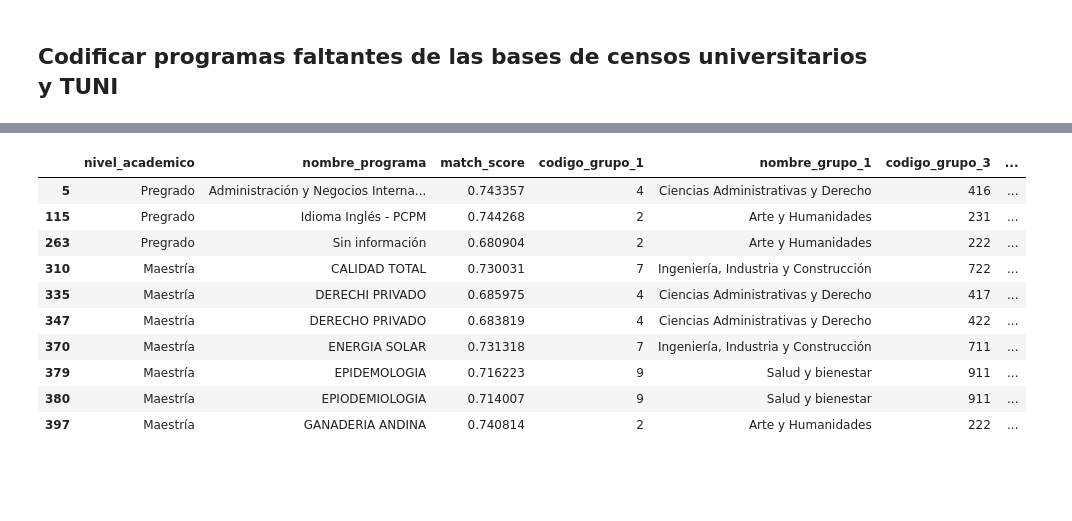
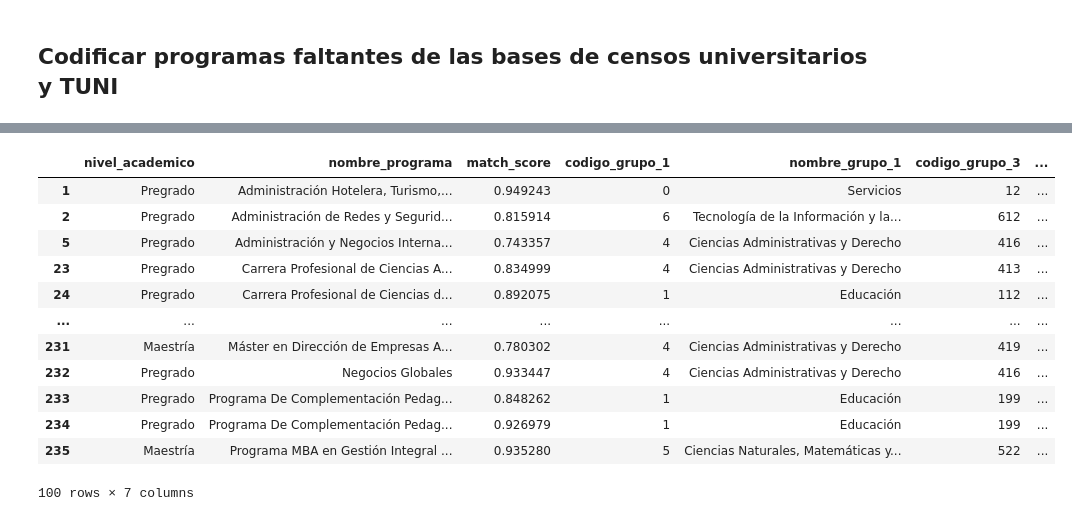
Before and after one commit to DanielPajita/educacion-universitaria-peru, a Jupyter notebook: 3_Códigos/02_clasificar_programas.ipynb, the cells around one changed output, grey strips where cells are left out. Cells and saved outputs as stored; diff of their text form; code cells hidden in the pictures; blank space fills up the shorter version.

Commit message:
Actualizaciones para mejorar clasificación. aun pendiente revision

```diff
--- a/3_Códigos/02_clasificar_programas.ipynb
+++ b/3_Códigos/02_clasificar_programas.ipynb
@@ -27,19 +22,13 @@ from sklearn.metrics import classification_report, accuracy_score
 # %%
 # Cargar entrenamiento
 carpeta = Path(
-    r"D:\Daniel_Pajita\1_Proyectos\Research\Educacion"
-    r"\educacion-universitaria-peru\2_Datos"
-    r"\Correspondencias_entre_clasificaciones"
+    r"D:\Daniel_Pajita\1_Proyectos\Research\Educacion\educacion-universitaria-peru\2_Datos\Correspondencias_entre_clasificaciones"
 )
 
 df_train = pd.read_csv(carpeta / "BD_tuni_programas_entrenamiento.txt",sep="|",dtype=str,encoding="utf-8-sig",)
 
 # Combinar los programas pendientes de clasificación
-archivos_prediccion = [
-    "BD_tuni_programas_predicción.txt",
-    "programas_censo1996.txt",
-    "programas_censo2010.txt",
-]
+archivos_prediccion = ["BD_tuni_programas_predicción.txt", "programas_censo1996.txt", "programas_censo2010.txt",]
 
 df_pred = pd.concat(
     [
@@ -98,18 +85,20 @@ for c in cols_to_copy:
     df_pred[c] = df_train.iloc[df_pred["match_index"]][c].values
 # %%
 # Marcar para revisión manual
-umbral = 0.75
+umbral = 0.95
 df_pred["revision_manual"] = (df_pred["match_score"] < umbral).astype(int)
-df_pred[df_pred["revision_manual"]==1][["nivel_academico","nombre_programa","match_score"] + cols_to_copy].head(10)
+df_pred[df_pred["revision_manual"]==1][["nivel_academico","nombre_programa","match_score"] + cols_to_copy].head(100)
 # %% [output]
 |  | nivel_academico | nombre_programa | match_score | codigo_grupo_1 | nombre_grupo_1 | codigo_grupo_3 | ... |
+| 1 | Pregrado | Administración Hotelera, Turismo,... | 0.949243 | 0 | Servicios | 12 | ... |
+| 2 | Pregrado | Administración de Redes y Segurid... | 0.815914 | 6 | Tecnología de la Información y la... | 612 | ... |
 | 5 | Pregrado | Administración y Negocios Interna... | 0.743357 | 4 | Ciencias Administrativas y Derecho | 416 | ... |
-| 115 | Pregrado | Idioma Inglés - PCPM | 0.744268 | 2 | Arte y Humanidades | 231 | ... |
-| 263 | Pregrado | Sin información | 0.680904 | 2 | Arte y Humanidades | 222 | ... |
-| 310 | Maestría | CALIDAD TOTAL | 0.730031 | 7 | Ingeniería, Industria y Construcción | 722 | ... |
-| 335 | Maestría | DERECHI PRIVADO | 0.685975 | 4 | Ciencias Administrativas y Derecho | 417 | ... |
-| 347 | Maestría | DERECHO PRIVADO | 0.683819 | 4 | Ciencias Administrativas y Derecho | 422 | ... |
-| 370 | Maestría | ENERGIA SOLAR | 0.731318 | 7 | Ingeniería, Industria y Construcción | 711 | ... |
-| 379 | Maestría | EPIDEMOLOGIA | 0.716223 | 9 | Salud y bienestar | 911 | ... |
-| 380 | Maestría | EPIODEMIOLOGIA | 0.714007 | 9 | Salud y bienestar | 911 | ... |
-| 397 | Maestría | GANADERIA ANDINA | 0.740814 | 2 | Arte y Humanidades | 222 | ... |
+| 23 | Pregrado | Carrera Profesional de Ciencias A... | 0.834999 | 4 | Ciencias Administrativas y Derecho | 413 | ... |
+| 24 | Pregrado | Carrera Profesional de Ciencias d... | 0.892075 | 1 | Educación | 112 | ... |
+| ... | ... | ... | ... | ... | ... | ... | ... |
+| 231 | Maestría | Máster en Dirección de Empresas A... | 0.780302 | 4 | Ciencias Administrativas y Derecho | 419 | ... |
+| 232 | Pregrado | Negocios Globales | 0.933447 | 4 | Ciencias Administrativas y Derecho | 416 | ... |
+| 233 | Pregrado | Programa De Complementación Pedag... | 0.848262 | 1 | Educación | 199 | ... |
+| 234 | Pregrado | Programa De Complementación Pedag... | 0.926979 | 1 | Educación | 199 | ... |
+| 235 | Maestría | Programa MBA en Gestión Integral ... | 0.935280 | 5 | Ciencias Naturales, Matemáticas y... | 522 | ... |
+100 rows × 7 columns
```
Also changed, not shown: parts of 6 cells of this notebook, 11 other files.
